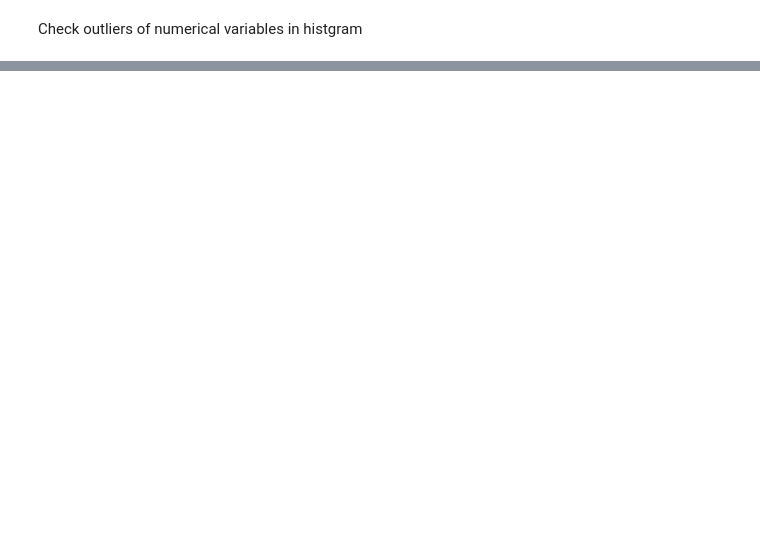
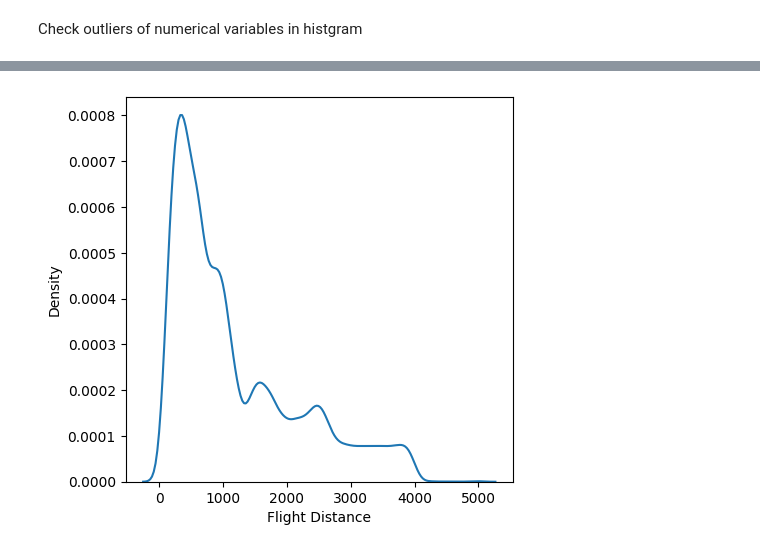
Before and after one commit to HitomiMo/CIND820_Capstone-Project, a Jupyter notebook: CIND820_Capstone_Project.ipynb, the cells around one changed output, grey strips where cells are left out. Cells and saved outputs as stored; diff of their text form; code cells hidden in the pictures; blank space fills up the shorter version.

```diff
--- a/CIND820_Capstone_Project.ipynb
+++ b/CIND820_Capstone_Project.ipynb
@@ -344,0 +357,6 @@ dtype: object
+# %%
+# check distribution of Flight Distance
+plt.figure(figsize = (5,5))
+sns.kdeplot(df1['Flight Distance']);
+# %% [output]
+[figure, added]
```
Also changed, not shown: parts of 139 cells of this notebook.
